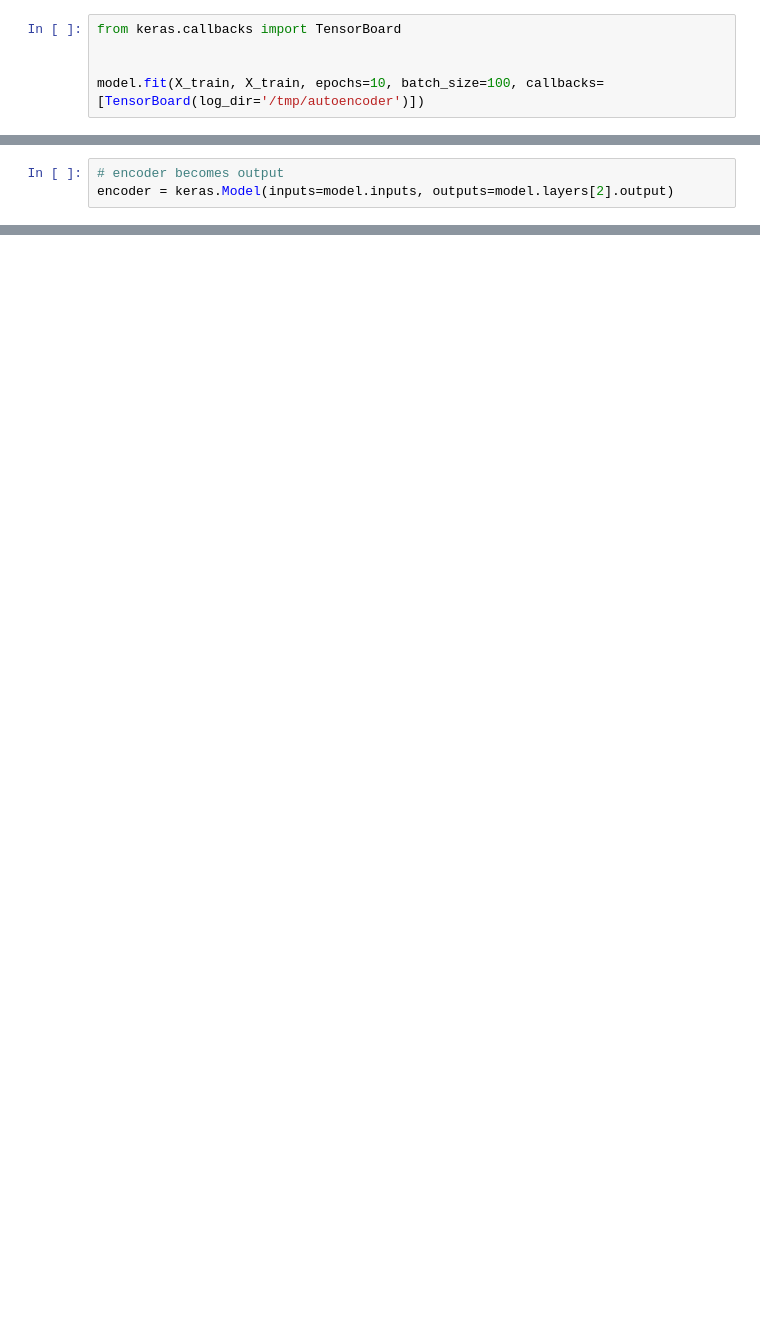
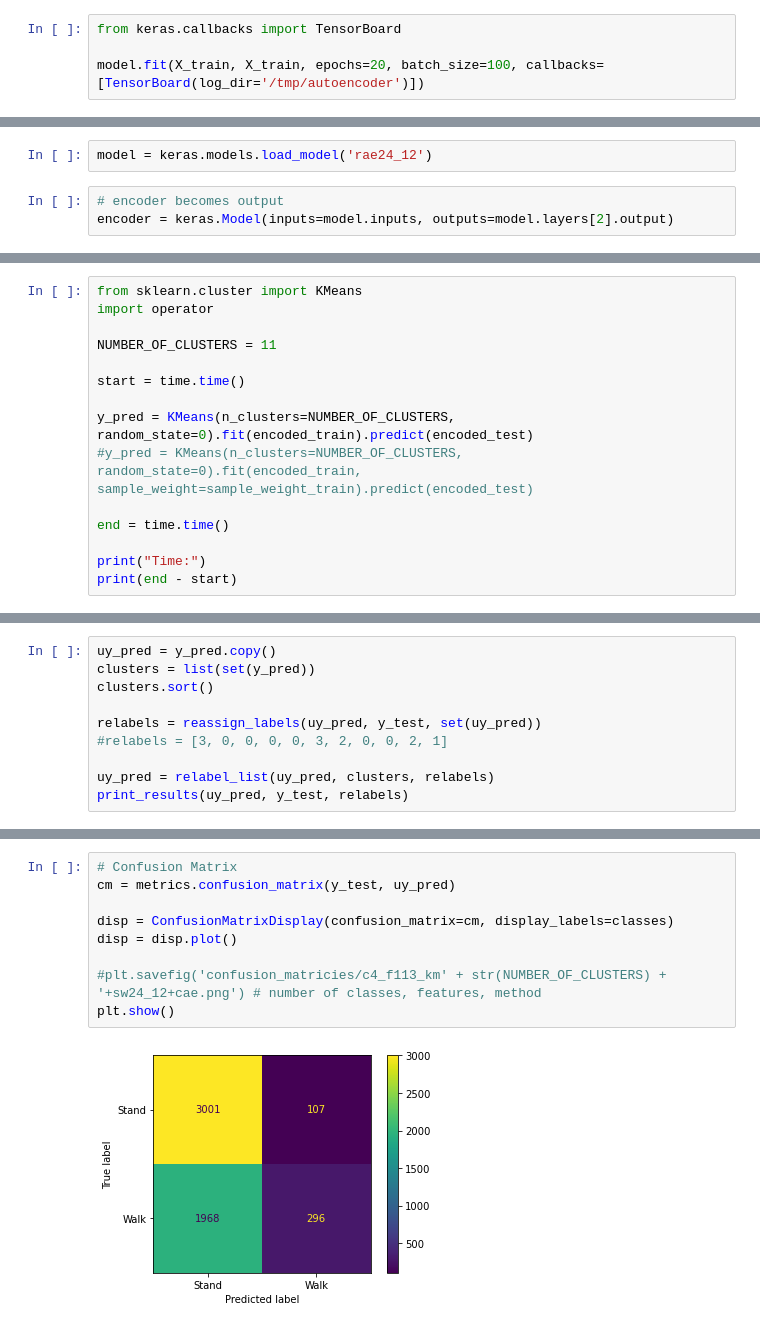
Before and after one commit to bt1g18/comp3200, a Jupyter notebook: Test.ipynb, the cells around one changed output, grey strips where cells are left out. Drawn from its saved outputs; the diff is of its cells as text; blank space fills up the shorter version.

Commit message:
Created all proposed models and also created a semi supervised model using the CAE and CNN neural net

```diff
--- a/Test.ipynb
+++ b/Test.ipynb
@@ -292,5 +470,4 @@ model.summary()
 # %%
 from keras.callbacks import TensorBoard
 
-
-model.fit(X_train, X_train, epochs=10, batch_size=100, callbacks=[TensorBoard(log_dir='/tmp/autoencoder')])
+model.fit(X_train, X_train, epochs=20, batch_size=100, callbacks=[TensorBoard(log_dir='/tmp/autoencoder')])
@@ -297,3 +497,5 @@ model.fit(X_train, X_train, epochs=10, batch_size=100, callbacks=[TensorBoard(lo
+# %%
+model = keras.models.load_model('rae24_12')
 # %%
 # encoder becomes output
 encoder = keras.Model(inputs=model.inputs, outputs=model.layers[2].output)
@@ -312,0 +510,15 @@ printResults(uy_pred, y_test, relabels)
+# %%
+from sklearn.cluster import KMeans
+import operator
+
+NUMBER_OF_CLUSTERS = 11
+
+start = time.time()
+
+y_pred = KMeans(n_clusters=NUMBER_OF_CLUSTERS, random_state=0).fit(encoded_train).predict(encoded_test)
+#y_pred = KMeans(n_clusters=NUMBER_OF_CLUSTERS, random_state=0).fit(encoded_train, sample_weight=sample_weight_train).predict(encoded_test)
+
+end = time.time()
+
+print("Time:")
+print(end - start)
@@ -312,0 +528,10 @@ printResults(uy_pred, y_test, relabels)
+# %%
+uy_pred = y_pred.copy()
+clusters = list(set(y_pred))
+clusters.sort()
+
+relabels = reassign_labels(uy_pred, y_test, set(uy_pred))
+#relabels = [3, 0, 0, 0, 0, 3, 2, 0, 0, 2, 1]
+
+uy_pred = relabel_list(uy_pred, clusters, relabels)
+print_results(uy_pred, y_test, relabels)
@@ -312,0 +550,11 @@ printResults(uy_pred, y_test, relabels)
+# %%
+# Confusion Matrix
+cm = metrics.confusion_matrix(y_test, uy_pred)
+
+disp = ConfusionMatrixDisplay(confusion_matrix=cm, display_labels=classes)
+disp = disp.plot()
+
+#plt.savefig('confusion_matricies/c4_f113_km' + str(NUMBER_OF_CLUSTERS) + '+sw24_12+cae.png') # number of classes, features, method
+plt.show()
+# %% [output]
+[figure, added]
```
Also changed, not shown: parts of 45 cells of this notebook, 1 other file.
